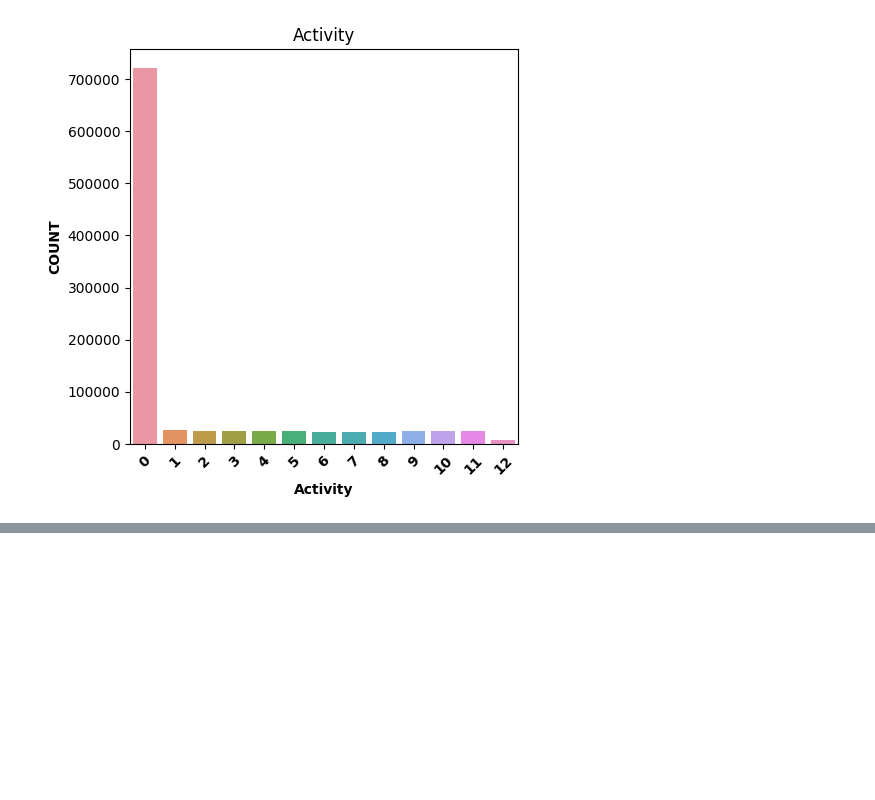
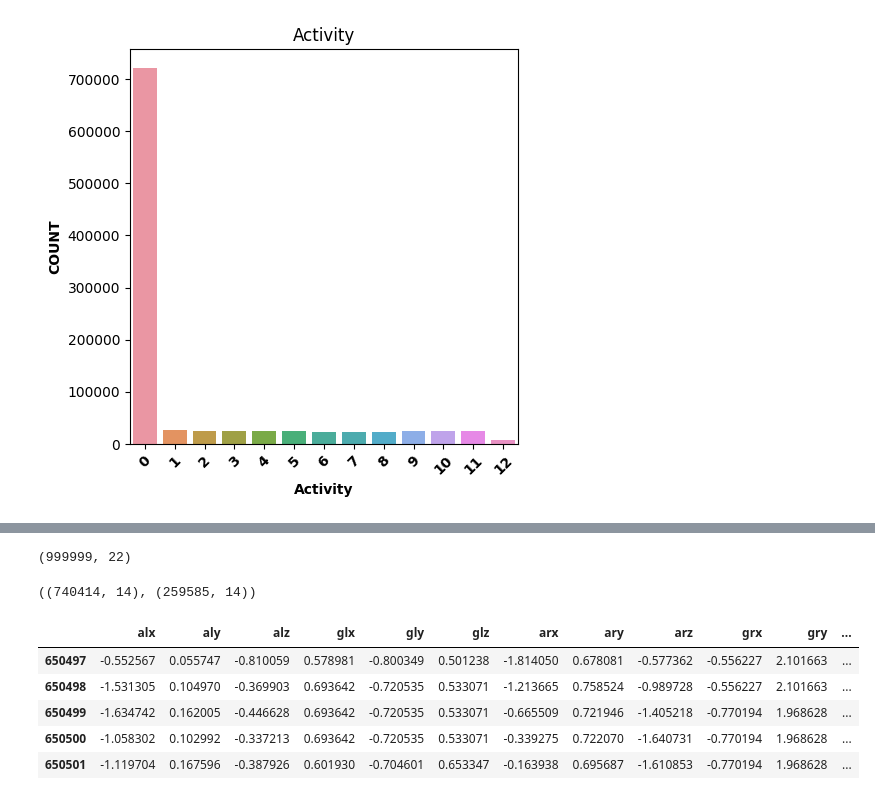
Before and after one commit to Kevin-Yau/CHL5230, a Jupyter notebook: Datathon_5.ipynb, the cells around one changed output, grey strips where cells are left out. Cells and saved outputs as stored; diff of their text form; code cells hidden in the pictures; blank space fills up the shorter version.

```diff
--- a/Datathon_5.ipynb
+++ b/Datathon_5.ipynb
@@ -64,0 +94,60 @@ plt.show()
+# %%
+#Encoding Categorical Data
+
+# Identifying categorical columns excluding 'readmitted'
+categorical_columns = wear_df.select_dtypes(include=['object']).columns.tolist()
+
+# Applying one-hot encoding to the categorical columns
+df_encoded = pd.get_dummies(wear_df, columns=categorical_columns)
+
+# Displaying the shape of the new dataframe
+df_encoded_shape = df_encoded.shape
+df_encoded_shape
+# %% [output]
+(999999, 22)
+# %%
+from sklearn.model_selection import train_test_split
+
+# Grouping by 'subject' and creating a list of dataframes, one per group
+grouped = wear_df.groupby('subject')
+grouped_dfs = [group for _, group in grouped]
+
+# Splitting the groups into training and test sets with an 80:20 ratio
+train_groups, test_groups = train_test_split(grouped_dfs, test_size=0.2, random_state=42)
+
+# Reassembling the training and test datasets from the groups
+train_df = pd.concat(train_groups)
+test_df = pd.concat(test_groups)
+
+# Displaying the shape of the training and test sets
+train_df_shape = train_df.shape
+test_df_shape = test_df.shape
+
+train_df_shape, test_df_shape
+# %% [output]
+((740414, 14), (259585, 14))
+# %%
+#Normalization Step - should not be normalizing the patient ID
+
+from sklearn.preprocessing import StandardScaler
+
+# Identifying numerical columns (excluding 'subject'')
+numerical_columns = wear_df.select_dtypes(include=['int64', 'float64','object']).columns.tolist()
+numerical_columns.remove('subject')
+
+# Initializing the StandardScaler
+scaler = StandardScaler()
+
+# Fitting the scaler to the training data and transforming both training and test data
+train_df[numerical_columns] = scaler.fit_transform(train_df[numerical_columns])
+test_df[numerical_columns] = scaler.transform(test_df[numerical_columns])
+
+# Checking the first few rows of the normalized training data
+train_df.head()
+# %% [output]
+|  | alx | aly | alz | glx | gly | glz | arx | ary | arz | grx | gry | ... |
+| 650497 | -0.552567 | 0.055747 | -0.810059 | 0.578981 | -0.800349 | 0.501238 | -1.814050 | 0.678081 | -0.577362 | -0.556227 | 2.101663 | ... |
+| 650498 | -1.531305 | 0.104970 | -0.369903 | 0.693642 | -0.720535 | 0.533071 | -1.213665 | 0.758524 | -0.989728 | -0.556227 | 2.101663 | ... |
+| 650499 | -1.634742 | 0.162005 | -0.446628 | 0.693642 | -0.720535 | 0.533071 | -0.665509 | 0.721946 | -1.405218 | -0.770194 | 1.968628 | ... |
+| 650500 | -1.058302 | 0.102992 | -0.337213 | 0.693642 | -0.720535 | 0.533071 | -0.339275 | 0.722070 | -1.640731 | -0.770194 | 1.968628 | ... |
+| 650501 | -1.119704 | 0.167596 | -0.387926 | 0.601930 | -0.704601 | 0.653347 | -0.163938 | 0.695687 | -1.610853 | -0.770194 | 1.968628 | ... |
```
Also changed, not shown: parts of 4 cells of this notebook.
